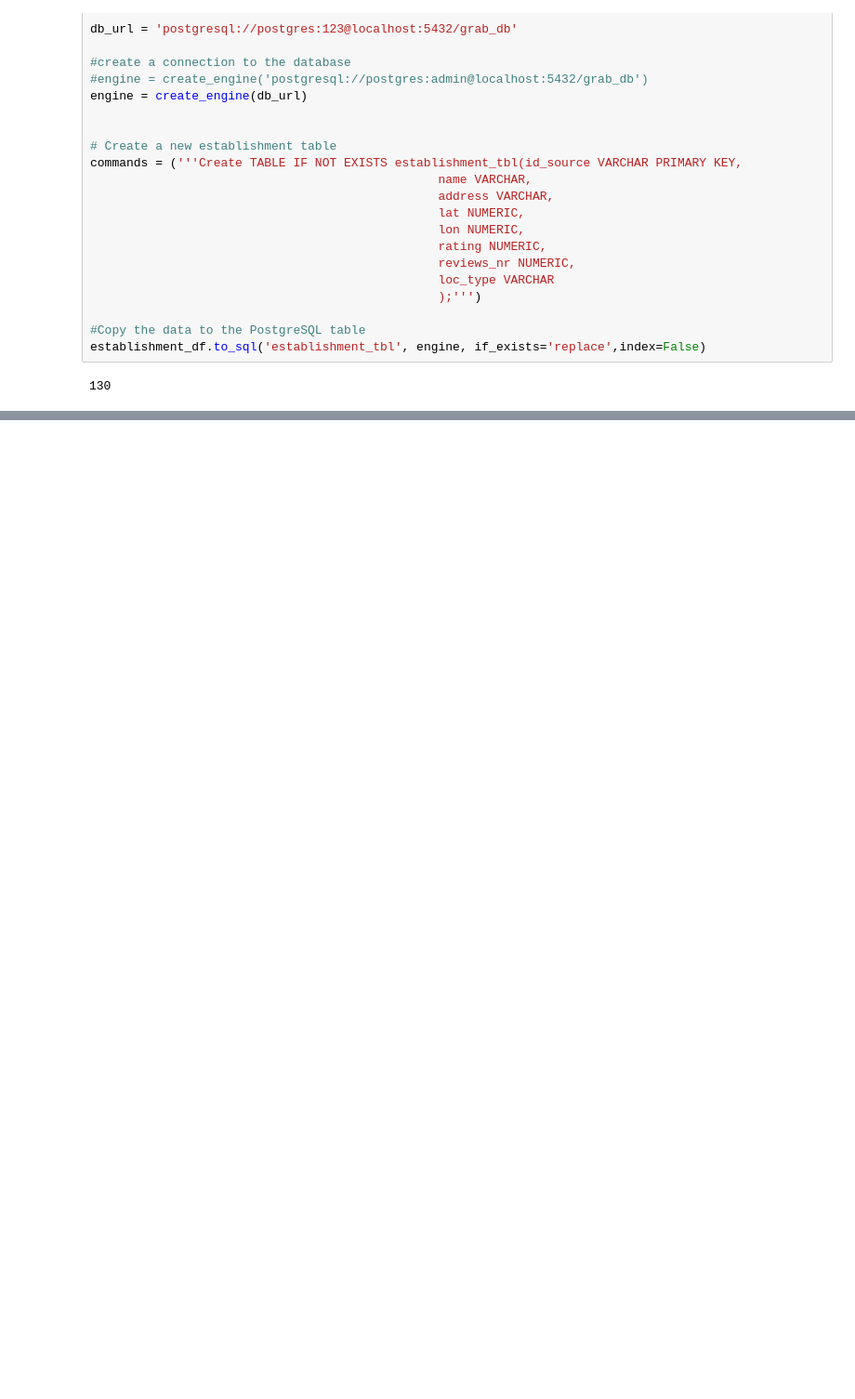
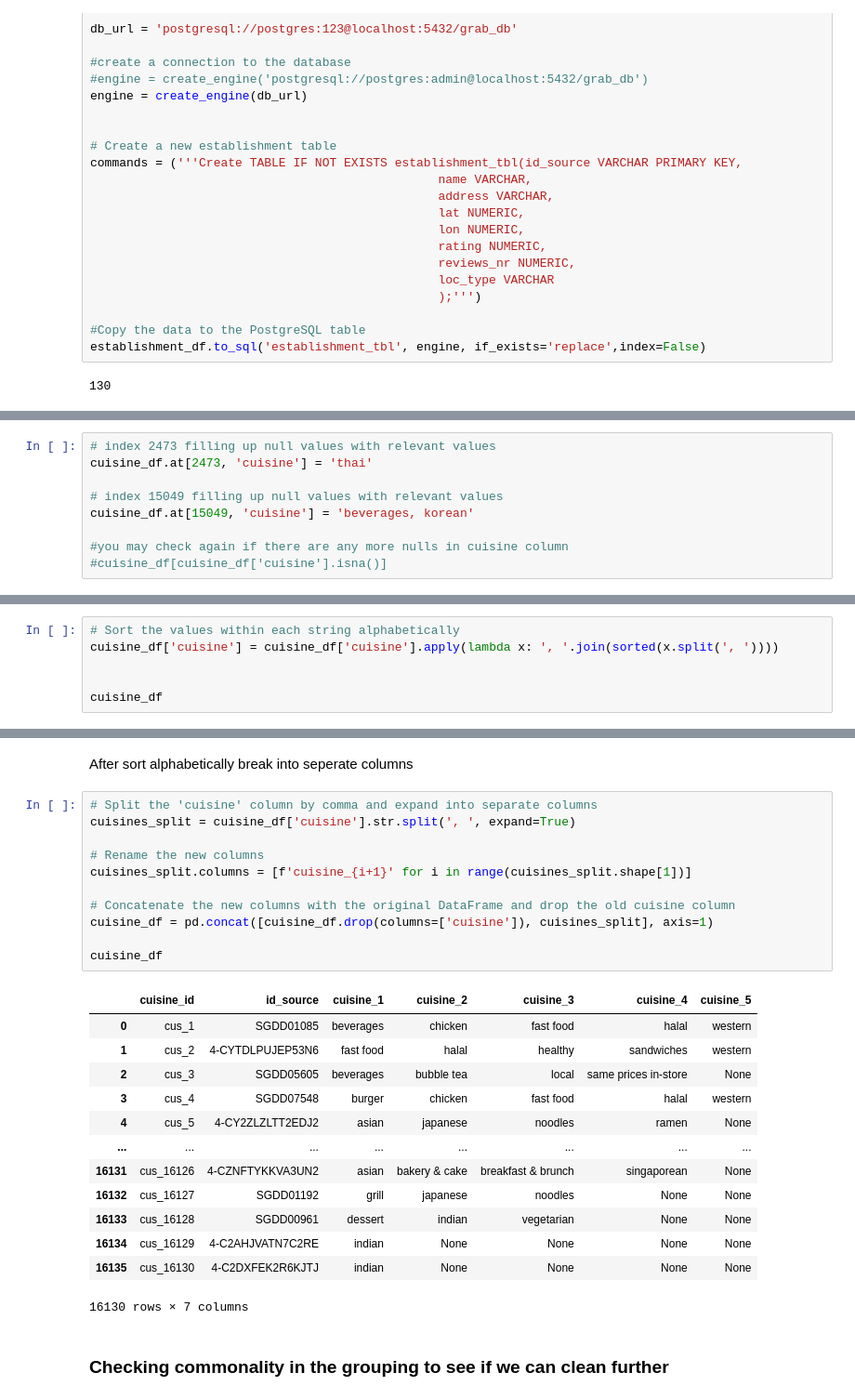
Before and after one commit to leehegithub/grab_restuarant_analysis, a Jupyter notebook: reading_csv.ipynb, the cells around one changed output, grey strips where cells are left out. Shown: that part at 93% size. Saved outputs shown, nothing was run; the diff lists cells and outputs as text; blank space fills up the shorter version.

```diff
--- a/reading_csv.ipynb
+++ b/reading_csv.ipynb
@@ -719,0 +762,9 @@ establishment_df.to_sql('establishment_tbl', engine, if_exists='replace',index=F
+# %%
+# index 2473 filling up null values with relevant values
+cuisine_df.at[2473, 'cuisine'] = 'thai'
+
+# index 15049 filling up null values with relevant values
+cuisine_df.at[15049, 'cuisine'] = 'beverages, korean'
+
+#you may check again if there are any more nulls in cuisine column
+#cuisine_df[cuisine_df['cuisine'].isna()]
@@ -719,0 +776,6 @@ establishment_df.to_sql('establishment_tbl', engine, if_exists='replace',index=F
+# %%
+# Sort the values within each string alphabetically
+cuisine_df['cuisine'] = cuisine_df['cuisine'].apply(lambda x: ', '.join(sorted(x.split(', '))))
+
+
+cuisine_df
@@ -719,0 +801,29 @@ establishment_df.to_sql('establishment_tbl', engine, if_exists='replace',index=F
+# %% [markdown]
+After sort alphabetically break into seperate columns
+# %%
+# Split the 'cuisine' column by comma and expand into separate columns
+cuisines_split = cuisine_df['cuisine'].str.split(', ', expand=True)
+
+# Rename the new columns
+cuisines_split.columns = [f'cuisine_{i+1}' for i in range(cuisines_split.shape[1])]
+
+# Concatenate the new columns with the original DataFrame and drop the old cuisine column
+cuisine_df = pd.concat([cuisine_df.drop(columns=['cuisine']), cuisines_split], axis=1)
+
+cuisine_df
+# %% [output]
+|  | cuisine_id | id_source | cuisine_1 | cuisine_2 | cuisine_3 | cuisine_4 | cuisine_5 |
+| 0 | cus_1 | SGDD01085 | beverages | chicken | fast food | halal | western |
+| 1 | cus_2 | 4-CYTDLPUJEP53N6 | fast food | halal | healthy | sandwiches | western |
+| 2 | cus_3 | SGDD05605 | beverages | bubble tea | local | same prices in-store | None |
+| 3 | cus_4 | SGDD07548 | burger | chicken | fast food | halal | western |
+| 4 | cus_5 | 4-CY2ZLZLTT2EDJ2 | asian | japanese | noodles | ramen | None |
+| ... | ... | ... | ... | ... | ... | ... | ... |
+| 16131 | cus_16126 | 4-CZNFTYKKVA3UN2 | asian | bakery & cake | breakfast & brunch | singaporean | None |
+| 16132 | cus_16127 | SGDD01192 | grill | japanese | noodles | None | None |
+| 16133 | cus_16128 | SGDD00961 | dessert | indian | vegetarian | None | None |
+| 16134 | cus_16129 | 4-C2AHJVATN7C2RE | indian | None | None | None | None |
+| 16135 | cus_16130 | 4-C2DXFEK2R6KJTJ | indian | None | None | None | None |
+16130 rows × 7 columns
+# %% [markdown]
+### Checking commonality in the grouping to see if we can clean further
```
Also changed, not shown: parts of 21 cells of this notebook.
